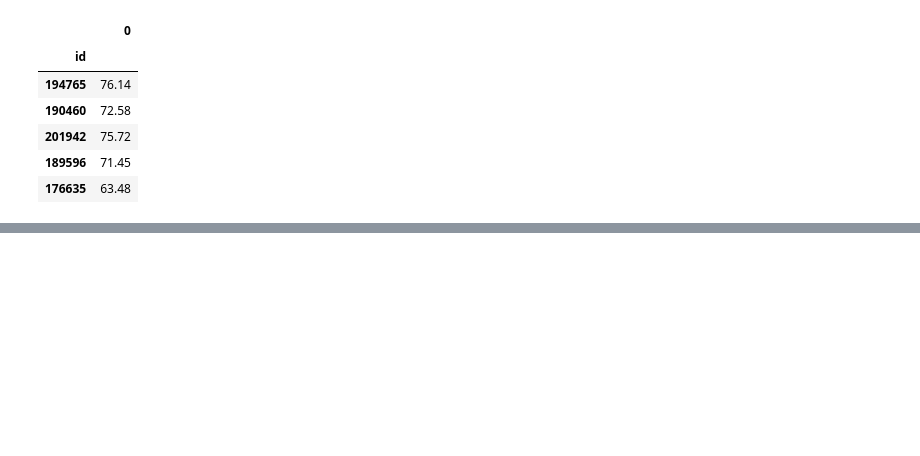
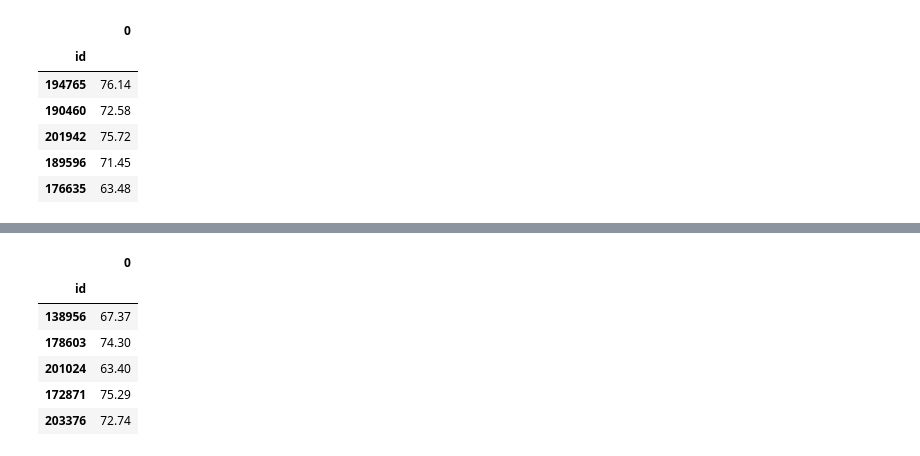
Before and after one commit to fifa-19-player-stats/data, a Jupyter notebook: code/FIFA19_PositionStats.ipynb, the cells around one changed output, grey strips where cells are left out. Saved outputs shown, nothing was run; the diff lists cells and outputs as text; code cells hidden in the pictures; blank space fills up the shorter version.

```diff
--- a/code/FIFA19_PositionStats.ipynb
+++ b/code/FIFA19_PositionStats.ipynb
@@ -532,0 +635,17 @@ left_center_back.head()
+# %%
+# Formula for Left Center Back ratings. Weighted average of a weighted average.
+left_center_back1 = round((0.1*left_center_back.fkaccuracy) + (0.2*left_center_back.interceptions) + (0.15*left_center_back.positioning) + (0.15*left_center_back.slidingtackle) + (0.15*left_center_back.ballcontrol) + (0.1*left_center_back.crossing) + (0.15*left_center_back.aggression), 2)
+left_center_back2 = round((0.1*left_center_back.shortpassing) + (0.2*left_center_back.stamina) + (0.14*left_center_back.acceleration) + (0.2*left_center_back.longpassing) + (0.12*left_center_back.dribbling) + (0.14*left_center_back.marking) + (0.1*left_center_back.reactions), 2)
+left_center_back3 = round((0.05*left_center_back.balance) + (0.25*left_center_back.agility) + (0.1*left_center_back.vision) + (0.1*left_center_back.composure) + (0.2*left_center_back.curve) + (0.3*left_center_back.strength), 2)
+left_center_back4 = round((0.2*left_center_back.penalties) + (0.2*left_center_back.standingtackle) + (0.2*left_center_back.volleys) + (0.2*left_center_back.sprintspeed) + (0.2*left_center_back.headingaccuracy), 2)
+left_center_back_total = round((0.5*left_center_back1) + (0.25*left_center_back2) + (0.15*left_center_back3) + (0.1*left_center_back4), 2)
+best_left_center_back = pd.DataFrame(left_center_back_total)
+best_left_center_back.head()
+# %% [output]
+|  | 0 |
+| id |  |
+| 138956 | 67.37 |
+| 178603 | 74.30 |
+| 201024 | 63.40 |
+| 172871 | 75.29 |
+| 203376 | 72.74 |
```
Also changed, not shown: parts of 62 cells of this notebook, 27 other files.
